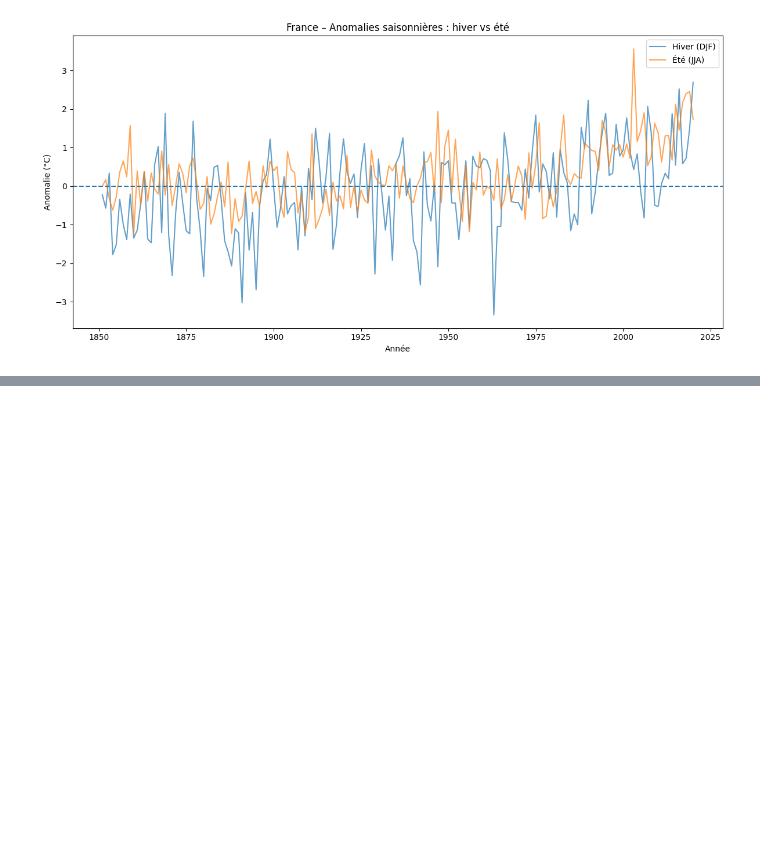
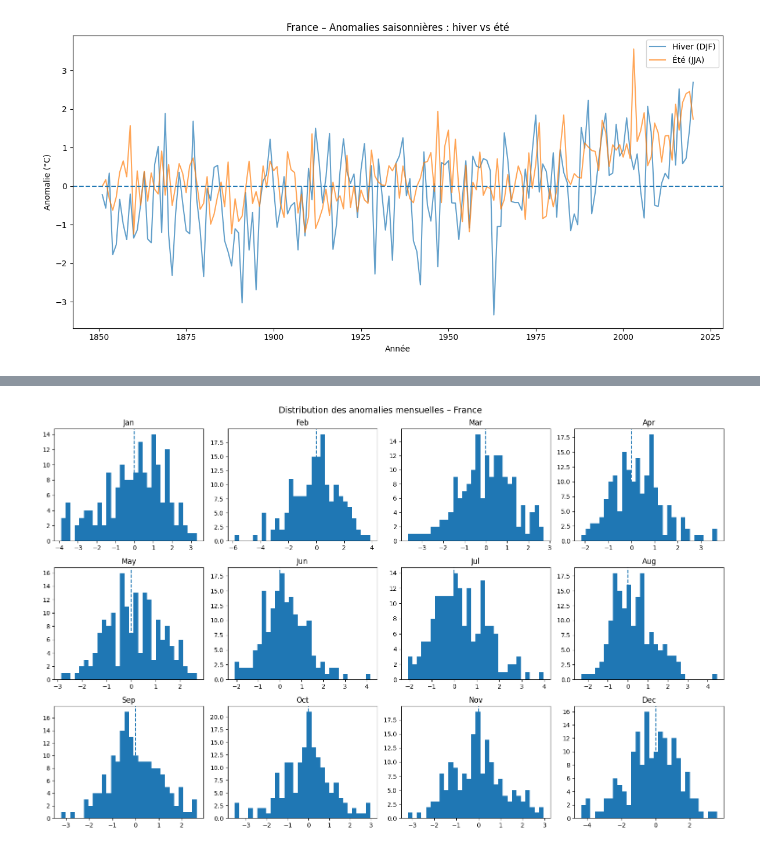
Before and after one commit to VinchC/projet, a Jupyter notebook: Berkeley_France.ipynb, the cells around one changed output, grey strips where cells are left out. Drawn from its saved outputs; the diff is of its cells as text; code cells hidden in the pictures; blank space fills up the shorter version.

```diff
--- a/Berkeley_France.ipynb
+++ b/Berkeley_France.ipynb
@@ -308,0 +339,22 @@ plt.show()
+# %%
+import matplotlib.pyplot as plt
+
+monthly_cols = [
+    "Jan","Feb","Mar","Apr","May","Jun",
+    "Jul","Aug","Sep","Oct","Nov","Dec"
+]
+
+fig, axes = plt.subplots(3, 4, figsize=(16,10))
+axes = axes.flatten()
+
+for ax, col in zip(axes, monthly_cols):
+    data = df[col].dropna()
+    ax.hist(data, bins=30)
+    ax.set_title(col)
+    ax.axvline(0, linestyle="--")
+
+plt.suptitle("Distribution des anomalies mensuelles – France", fontsize=14)
+plt.tight_layout()
+plt.show()
+# %% [output]
+[figure, added]
```
Also changed, not shown: parts of 3 cells of this notebook, 3 other files.
